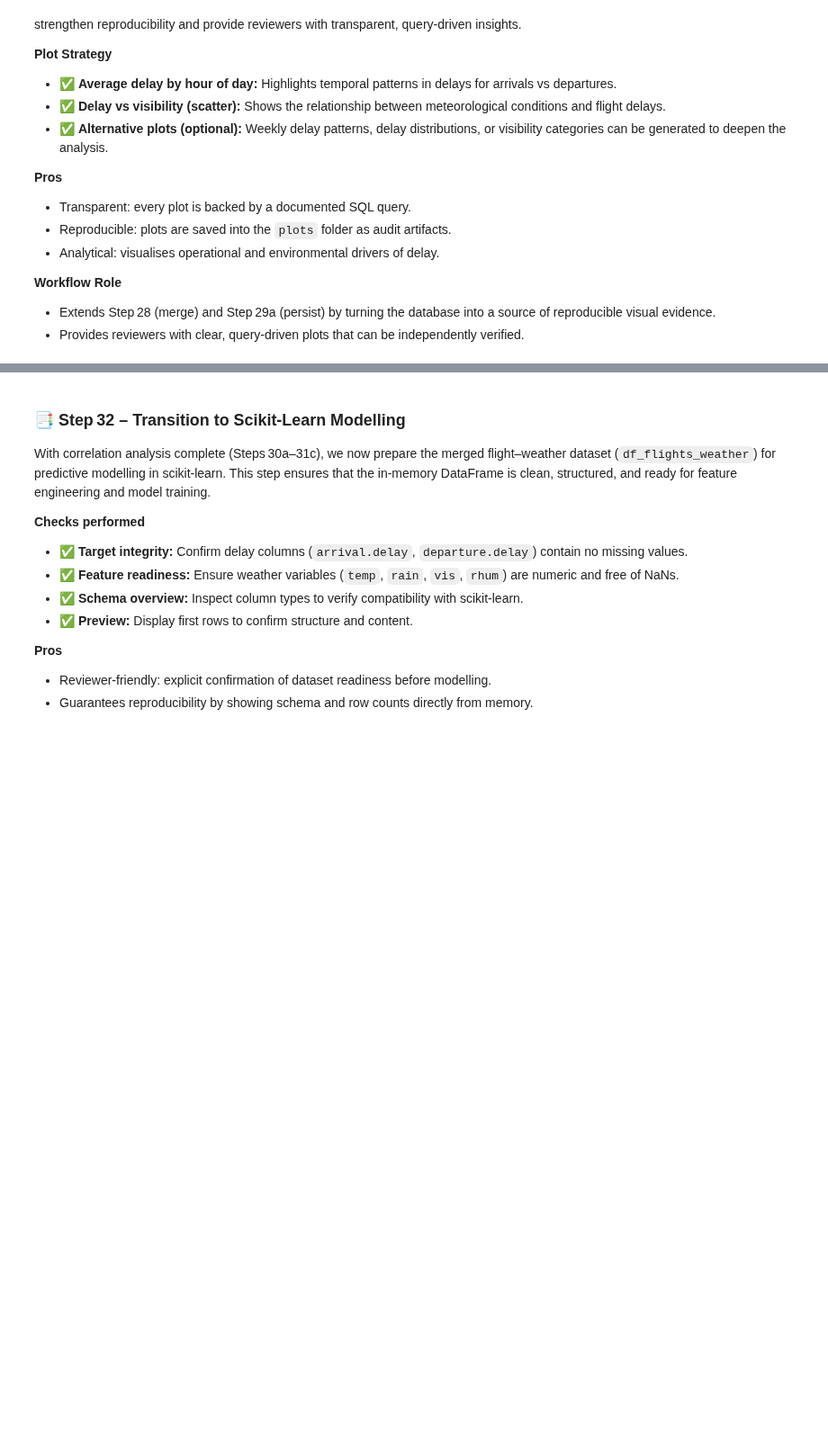
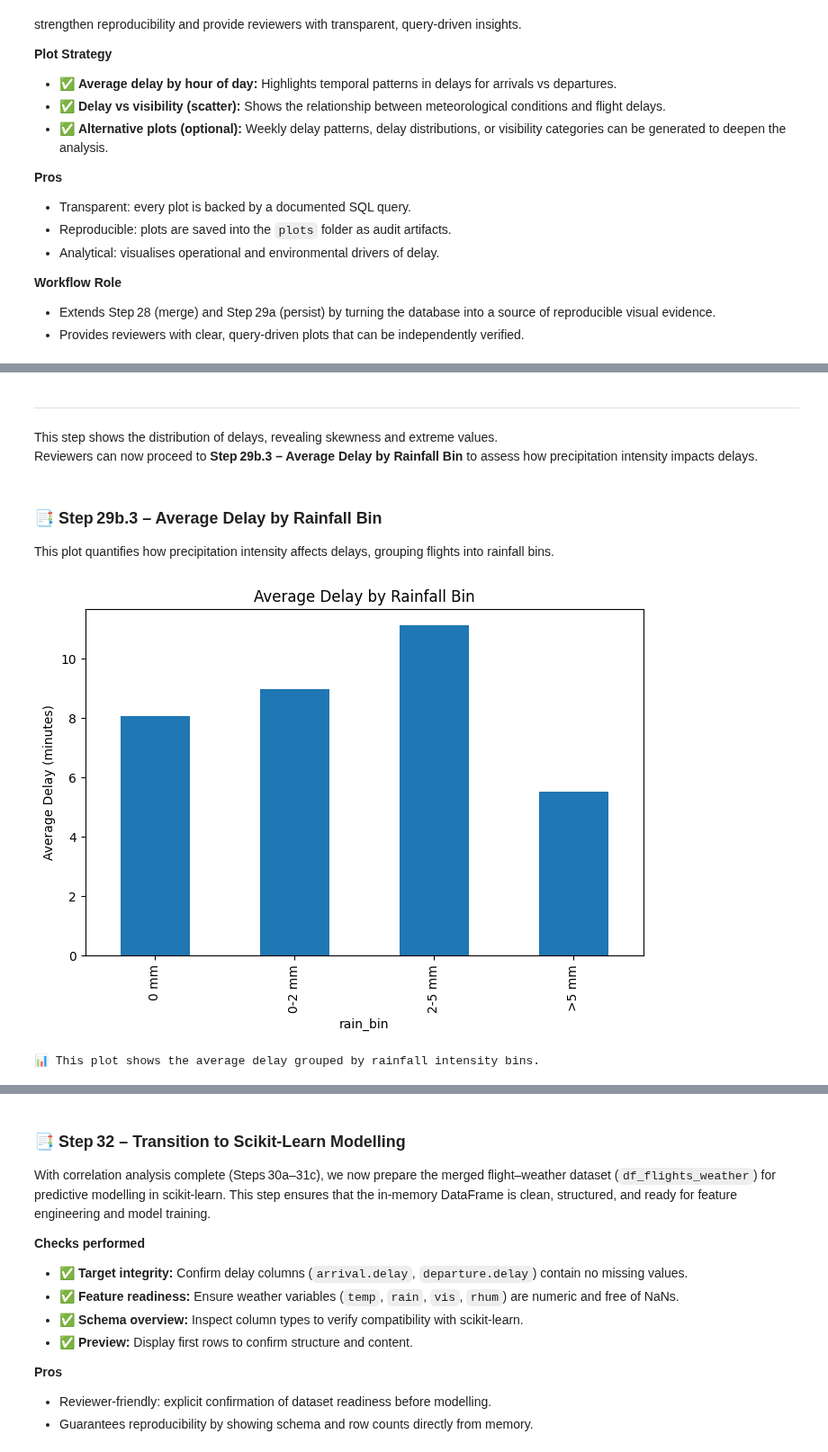
Before and after one commit to ECronin1973/programming-for-data-analytics, a Jupyter notebook: project/project.ipynb, the cells around one changed output, grey strips where cells are left out. Shown at 90% size. Drawn from its saved outputs; the diff is of its cells as text; code cells hidden in the pictures; blank space fills up the shorter version.

```diff
--- a/project/project.ipynb
+++ b/project/project.ipynb
@@ -3983,0 +4105,42 @@ plt.show()
+# %% [markdown]
+---
+This step shows the distribution of delays, revealing skewness and extreme values.
+Reviewers can now proceed to **Step 29b.3 – Average Delay by Rainfall Bin** to assess how precipitation intensity impacts delays.
+# %% [markdown]
+### 📑 Step 29b.3 – Average Delay by Rainfall Bin
+This plot quantifies how precipitation intensity affects delays, grouping flights into rainfall bins.
+# %%
+# Step 29b.3 – Average Delay by Rainfall Bin
+
+# Reconnect to the database if needed
+conn = sqlite3.connect("dublin_airport.db")
+
+# Average Delay by Rainfall Bin
+query = """
+SELECT CASE
+    WHEN rain = 0 THEN '0 mm'
+    WHEN rain > 0 AND rain <= 2 THEN '0-2 mm'
+    WHEN rain > 2 AND rain <= 5 THEN '2-5 mm'
+    ELSE '>5 mm'
+END AS rain_bin,
+AVG(computed_delay) AS avg_delay
+FROM flights_weather
+WHERE rain IS NOT NULL
+GROUP BY rain_bin
+ORDER BY rain_bin;
+"""
+df3 = pd.read_sql_query(query, conn)
+
+df3.plot(kind="bar", x="rain_bin", y="avg_delay", figsize=(8,5), legend=False)
+plt.title("Average Delay by Rainfall Bin")
+plt.ylabel("Average Delay (minutes)")
+plt.savefig("plots/s29b_dbase_avg_delay_by_rain.png", dpi=300, bbox_inches="tight")
+plt.show()
+
+print("📊 This plot shows the average delay grouped by rainfall intensity bins.")
+
+# Close connection once all plots/queries are finished
+conn.close()
+# %% [output]
+[figure, added]
+📊 This plot shows the average delay grouped by rainfall intensity bins.
```
Also changed, not shown: parts of 82 cells of this notebook, 19 other files.
